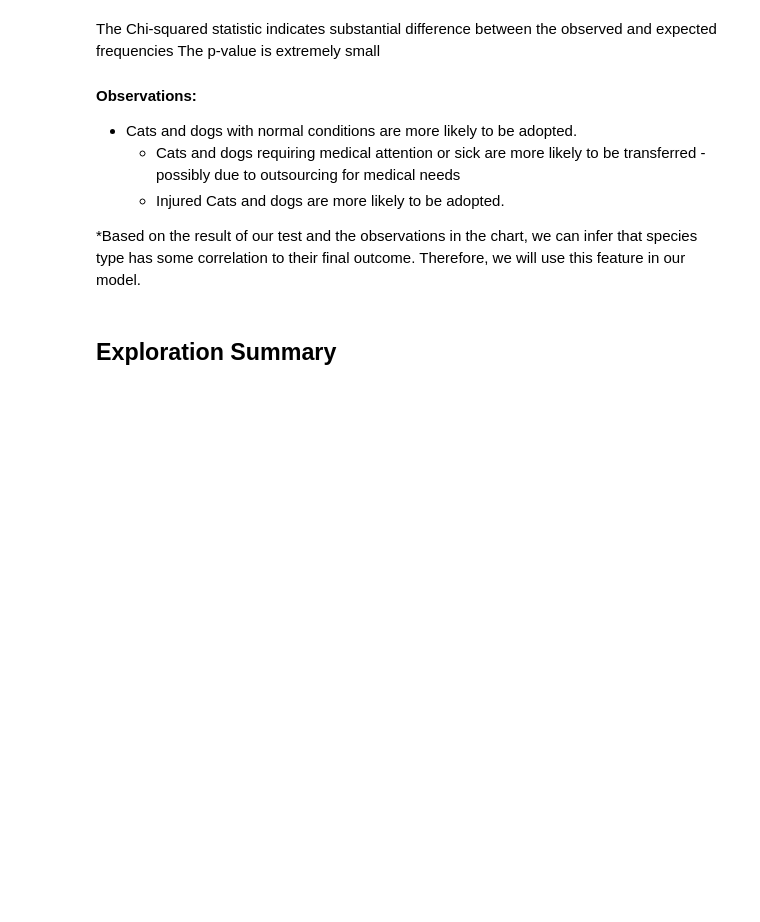
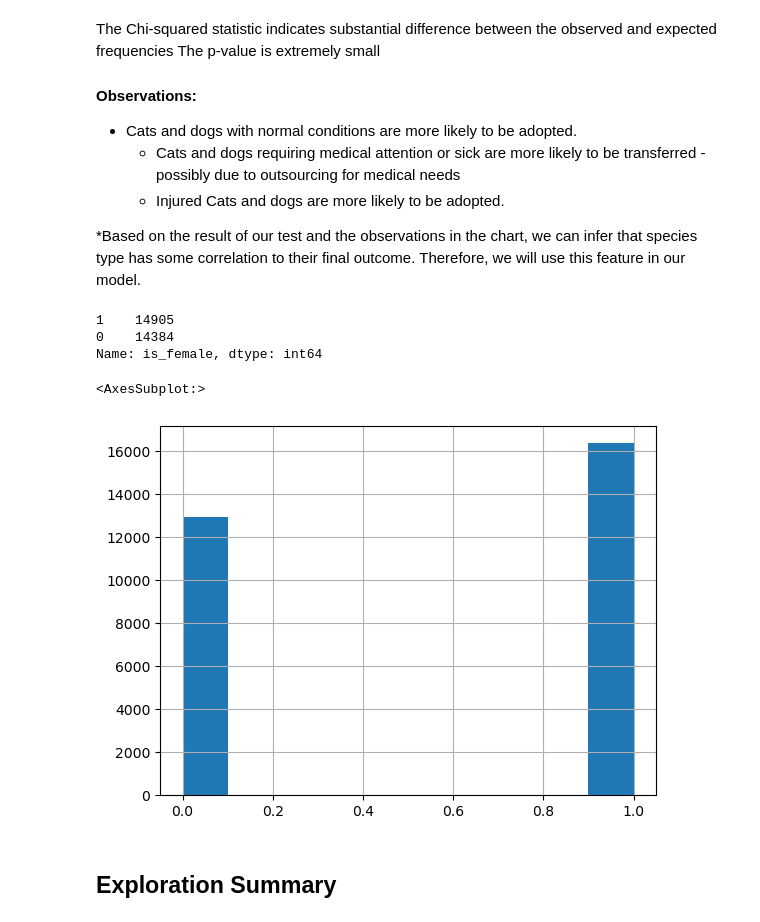
Before and after one commit to pound-puppies/animal-advocacy, a Jupyter notebook: kc_folder/final_report -Copy1.ipynb, the cells around one changed output. Drawn from its saved outputs; the diff is of its cells as text; code cells hidden in the pictures; blank space fills up the shorter version.

```diff
--- a/kc_folder/final_report -Copy1.ipynb
+++ b/kc_folder/final_report -Copy1.ipynb
@@ -211,0 +217,6 @@ The p-value is extremely small
+# %%
+# Using numpy.where() to apply the transformation
+train['adopted'] = np.where(train['outcome'] == 'adoption', 1, 0)
+# %%
+dog_mask = train[train.species == "dog"]
+cat_mask = train[train.species == "cat"]
@@ -212,3 +231,16 @@ The p-value is extremely small
+# %%
+cat_mask['is_female'] = np.where(cat_mask['sex'].str.contains('female', case=False), 1, 0)
+# %%
+cat_mask.is_female.value_counts()
+# %% [output]
+1    14905
+0    14384
+Name: is_female, dtype: int64
+# %%
+cat_mask.adopted.hist()
+# %% [output]
+<AxesSubplot:>
+[figure, added]
 # %% [markdown]
 ## Exploration Summary
 # %% [markdown]
```
Also changed, not shown: parts of 3 cells of this notebook, 2 other files.
